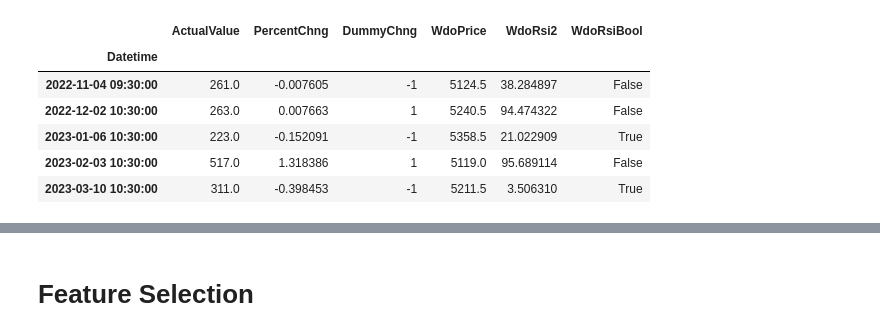
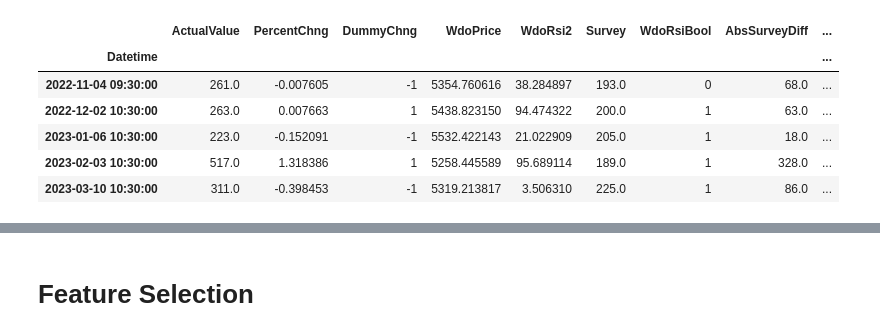
Before and after one commit to angelohomen/economic-events, a Jupyter notebook: PayrollModel.ipynb, the cells around one changed output, grey strips where cells are left out. Cells and saved outputs as stored; diff of their text form; code cells hidden in the pictures.

```diff
--- a/PayrollModel.ipynb
+++ b/PayrollModel.ipynb
@@ -30,3 +56,12 @@ def get_rsi(close, lookback):
     rsi_df = pd.DataFrame(rsi).rename(columns = {0:'rsi'}).set_index(close.index)
     rsi_df = rsi_df.dropna()
     return rsi_df[3:]
+# %%
+dfSurvey=pd.read_csv('Survey.csv')
+dfSurvey['Date']=pd.to_datetime(dfSurvey['Date'])
+date_list=pd.DataFrame([pd.to_datetime((max(dfSurvey['Date'])-datetime.timedelta(days=x)).strftime('%Y-%m-%d')) for x in range((max(dfSurvey['Date'])-min(dfSurvey['Date'])).days)], columns=['Date'])
+dfSurvey=date_list.merge(dfSurvey, how='left', on='Date').sort_values('Date')
+dfSurvey=dfSurvey.ffill()
+dfSurvey.dropna(inplace=True)
+dfSurvey=dfSurvey.reset_index(drop=True)
+dfSurvey
@@ -33,11 +105,14 @@ def get_rsi(close, lookback):
 # %%
-dfMarketData = pd.read_csv('WDODATA.csv','\t')
-dfMarketData.columns = ['Date','Time','Open','High','Low','Close','TickVol','Vol','Spread']
-dfMarketData['Datetime'] = dfMarketData['Date'].str.replace('.','-') + ' ' + dfMarketData['Time']
-dfMarketData = dfMarketData[['Datetime','Open','High','Low','Close']]
-dfMarketData['Returns'] = dfMarketData['Close'].pct_change()
-dfMarketData['Datetime'] = pd.to_datetime(dfMarketData['Datetime'])
-dfMarketData = dfMarketData.set_index('Datetime')
-dfMarketData = dfMarketData.sort_index()
-dfMarketData['RSI_2']=get_rsi(dfMarketData['Close'], 2)
-dfMarketData.tail()
+# dfMarketData = pd.read_csv('WDODATA.csv','\t')
+# dfMarketData.columns = ['Date','Time','Open','High','Low','Close','TickVol','Vol','Spread']
+# dfMarketData['Datetime'] = dfMarketData['Date'].str.replace('.','-') + ' ' + dfMarketData['Time']
+# dfMarketData = dfMarketData[['Datetime','Open','High','Low','Close']]
+# dfMarketData['Returns'] = dfMarketData['Close'].pct_change()
+# dfMarketData['Datetime'] = pd.to_datetime(dfMarketData['Datetime'])
+# dfMarketData = dfMarketData.set_index('Datetime')
+# dfMarketData = dfMarketData.sort_index()
+# dfMarketData['RSI_2']=get_rsi(dfMarketData['Close'], 2)
+# dfMarketData['Date']=pd.to_datetime(dfMarketData.index.date)
+# dfMarketData=dfMarketData.reset_index().merge(dfSurvey,how='left',on='Date').set_index('Datetime')
+# dfMarketData.drop(columns=['Date'],inplace=True)
+# dfMarketData.tail()
@@ -52,32 +119,32 @@ dfMarketData.tail()
 # %%
 dfEventsData = pd.read_csv('EventsData.csv')
 dfEventsFromTo = pd.read_csv('EventsFromTo.csv')
 dfEventsFromTo=dfEventsFromTo.set_index('EventID').T
 dfEventsData['ReleaseTime'] = pd.to_datetime(dfEventsData['Datetime'])
 dfEventsData['PercentChng'] = dfEventsData['ActualValue'].pct_change()
 dfEventsData['DummyChng'] = 0
 dfEventsData.loc[dfEventsData['PercentChng']>0, 'DummyChng'] = 1
 dfEventsData.loc[dfEventsData['PercentChng']<0, 'DummyChng'] = -1
 dfEventsData['Date'] = dfEventsData['ReleaseTime'].apply(lambda x: datetime.datetime.strptime(str(x).split(' ')[0], '%Y-%m-%d'))
 dfEventsData = dfEventsData.loc[dfEventsData['ReleaseTime'] > min(dfMarketData.index),:]
 dfEventsData['Datetime'] = pd.to_datetime(dfEventsData['ReleaseTime'])
 dfEventsData = dfEventsData.set_index('Datetime')
 dfEventsData = dfEventsData.sort_index()
 dfEventsData = dfEventsData[dfEventsData['EventID']==Event][['ActualValue','PercentChng','DummyChng']]
-dfEventsData = pd.merge(dfEventsData, dfMarketData[['Close','RSI_2']], how='inner', on='Datetime')
-dfEventsData.columns = ['ActualValue','PercentChng','DummyChng','WdoPrice','WdoRsi2']
-dfEventsData['WdoRsiBool'] = False
-dfEventsData['WdoRsiBool'] = dfEventsData['WdoRsi2']>=70
-dfEventsData['WdoRsiBool'] = dfEventsData['WdoRsi2']<=30
+dfEventsData = pd.merge(dfEventsData, dfMarketData[['Close','RSI_2','Survey']], how='inner', on='Datetime')
+dfEventsData.columns = ['ActualValue','PercentChng','DummyChng','WdoPrice','WdoRsi2','Survey']
+dfEventsData['WdoRsiBool'] = dfEventsData.apply(lambda x: 1 if x['WdoRsi2']>=70 or x['WdoRsi2']<=30 else 0, axis=1)
+dfEventsData['AbsSurveyDiff']=dfEventsData['ActualValue']-dfEventsData['Survey']
+dfEventsData['PctSurveyDiff']=dfEventsData['ActualValue']/dfEventsData['Survey']-1
 dfEventsData.tail()
 # %% [output]
-|  | ActualValue | PercentChng | DummyChng | WdoPrice | WdoRsi2 | WdoRsiBool |
-| Datetime |  |  |  |  |  |  |
-| 2022-11-04 09:30:00 | 261.0 | -0.007605 | -1 | 5124.5 | 38.284897 | False |
-| 2022-12-02 10:30:00 | 263.0 | 0.007663 | 1 | 5240.5 | 94.474322 | False |
-| 2023-01-06 10:30:00 | 223.0 | -0.152091 | -1 | 5358.5 | 21.022909 | True |
-| 2023-02-03 10:30:00 | 517.0 | 1.318386 | 1 | 5119.0 | 95.689114 | False |
-| 2023-03-10 10:30:00 | 311.0 | -0.398453 | -1 | 5211.5 | 3.506310 | True |
+|  | ActualValue | PercentChng | DummyChng | WdoPrice | WdoRsi2 | Survey | WdoRsiBool | AbsSurveyDiff | ... |
+| Datetime |  |  |  |  |  |  |  |  | ... |
+| 2022-11-04 09:30:00 | 261.0 | -0.007605 | -1 | 5354.760616 | 38.284897 | 193.0 | 0 | 68.0 | ... |
+| 2022-12-02 10:30:00 | 263.0 | 0.007663 | 1 | 5438.823150 | 94.474322 | 200.0 | 1 | 63.0 | ... |
+| 2023-01-06 10:30:00 | 223.0 | -0.152091 | -1 | 5532.422143 | 21.022909 | 205.0 | 1 | 18.0 | ... |
+| 2023-02-03 10:30:00 | 517.0 | 1.318386 | 1 | 5258.445589 | 95.689114 | 189.0 | 1 | 328.0 | ... |
+| 2023-03-10 10:30:00 | 311.0 | -0.398453 | -1 | 5319.213817 | 3.506310 | 225.0 | 1 | 86.0 | ... |
 # %%
 mins_to_check_before=[1,5]
 dfEventsData['WdoMaxVarAfter']=0
```
Also changed, not shown: parts of 50 cells of this notebook, 2 other files.
